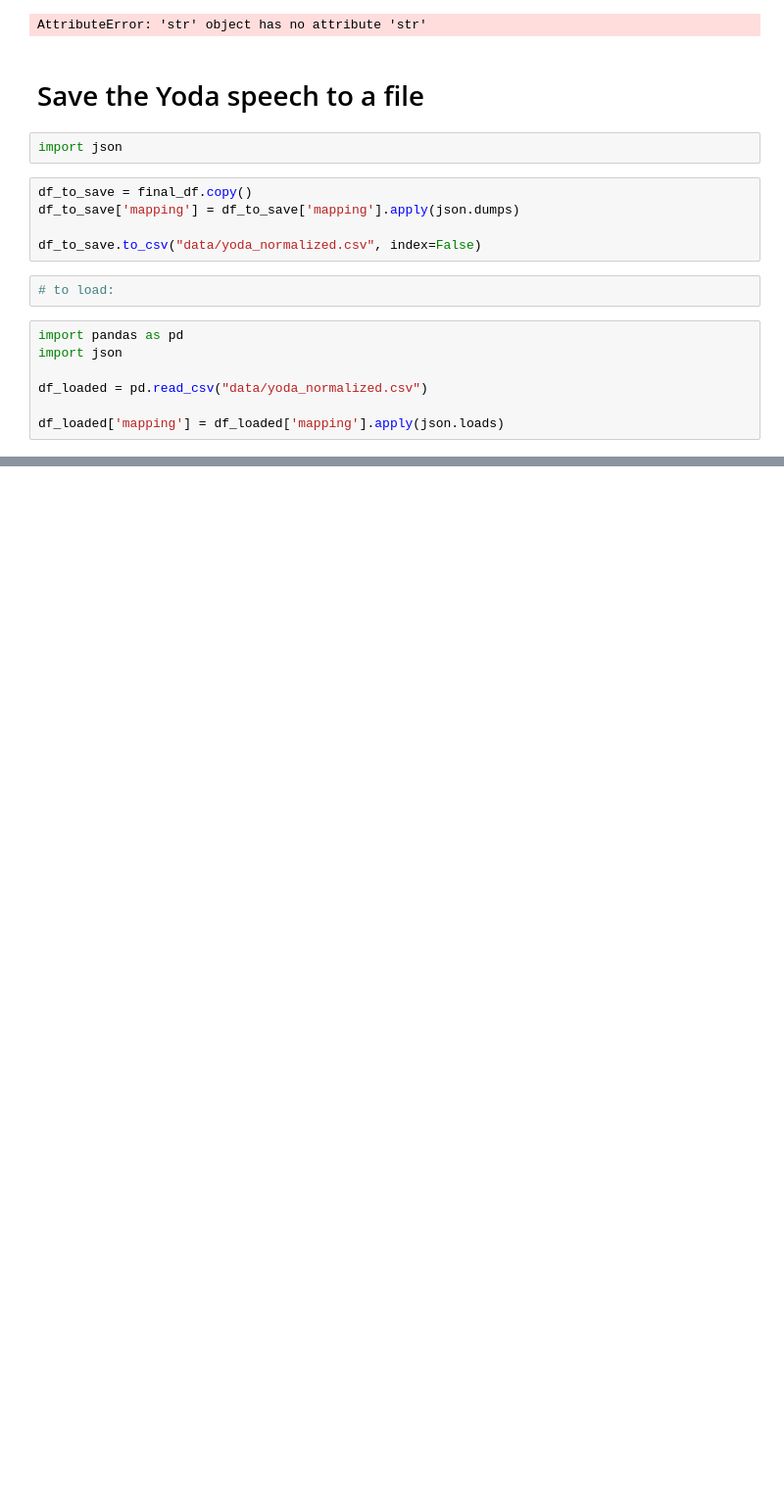
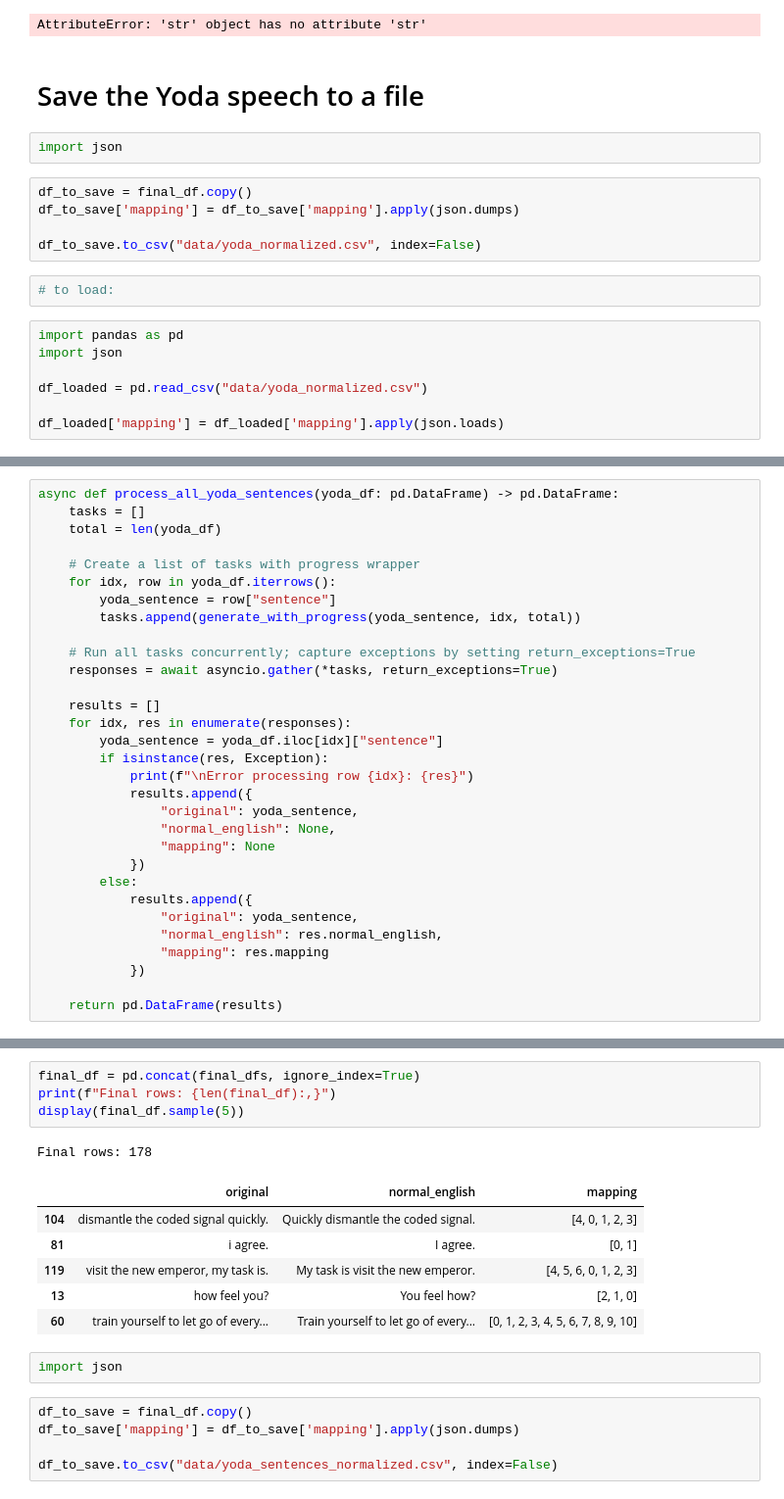
Before and after one commit to collSteve/yoda_speech_generator, a Jupyter notebook: data_prep.ipynb, the cells around one changed output, grey strips where cells are left out. Shown at 98% size. Drawn from its saved outputs; the diff is of its cells as text; blank space fills up the shorter version.

```diff
--- a/data_prep.ipynb
+++ b/data_prep.ipynb
@@ -169,0 +246,31 @@ df_loaded['mapping'] = df_loaded['mapping'].apply(json.loads)
+# %%
+async def process_all_yoda_sentences(yoda_df: pd.DataFrame) -> pd.DataFrame:
+    tasks = []
+    total = len(yoda_df)
+
+    # Create a list of tasks with progress wrapper
+    for idx, row in yoda_df.iterrows():
+        yoda_sentence = row["sentence"]
+        tasks.append(generate_with_progress(yoda_sentence, idx, total))
+
+    # Run all tasks concurrently; capture exceptions by setting return_exceptions=True
+    responses = await asyncio.gather(*tasks, return_exceptions=True)
+
+    results = []
+    for idx, res in enumerate(responses):
+        yoda_sentence = yoda_df.iloc[idx]["sentence"]
+        if isinstance(res, Exception):
+            print(f"\nError processing row {idx}: {res}")
+            results.append({
+                "original": yoda_sentence,
+                "normal_english": None,
+                "mapping": None
+            })
+        else:
+            results.append({
+                "original": yoda_sentence,
+                "normal_english": res.normal_english,
+                "mapping": res.mapping
+            })
+
+    return pd.DataFrame(results)
@@ -169,0 +284,19 @@ df_loaded['mapping'] = df_loaded['mapping'].apply(json.loads)
+# %%
+final_df = pd.concat(final_dfs, ignore_index=True)
+print(f"Final rows: {len(final_df):,}")
+display(final_df.sample(5))
+# %% [output]
+Final rows: 178
+|  | original | normal_english | mapping |
+| 104 | dismantle the coded signal quickly. | Quickly dismantle the coded signal. | [4, 0, 1, 2, 3] |
+| 81 | i agree. | I agree. | [0, 1] |
+| 119 | visit the new emperor, my task is. | My task is visit the new emperor. | [4, 5, 6, 0, 1, 2, 3] |
+| 13 | how feel you? | You feel how? | [2, 1, 0] |
+| 60 | train yourself to let go of every... | Train yourself to let go of every... | [0, 1, 2, 3, 4, 5, 6, 7, 8, 9, 10] |
+# %%
+import json
+# %%
+df_to_save = final_df.copy()
+df_to_save['mapping'] = df_to_save['mapping'].apply(json.dumps)
+
+df_to_save.to_csv("data/yoda_sentences_normalized.csv", index=False)
```
Also changed, not shown: parts of 9 cells of this notebook, 8 other files.
